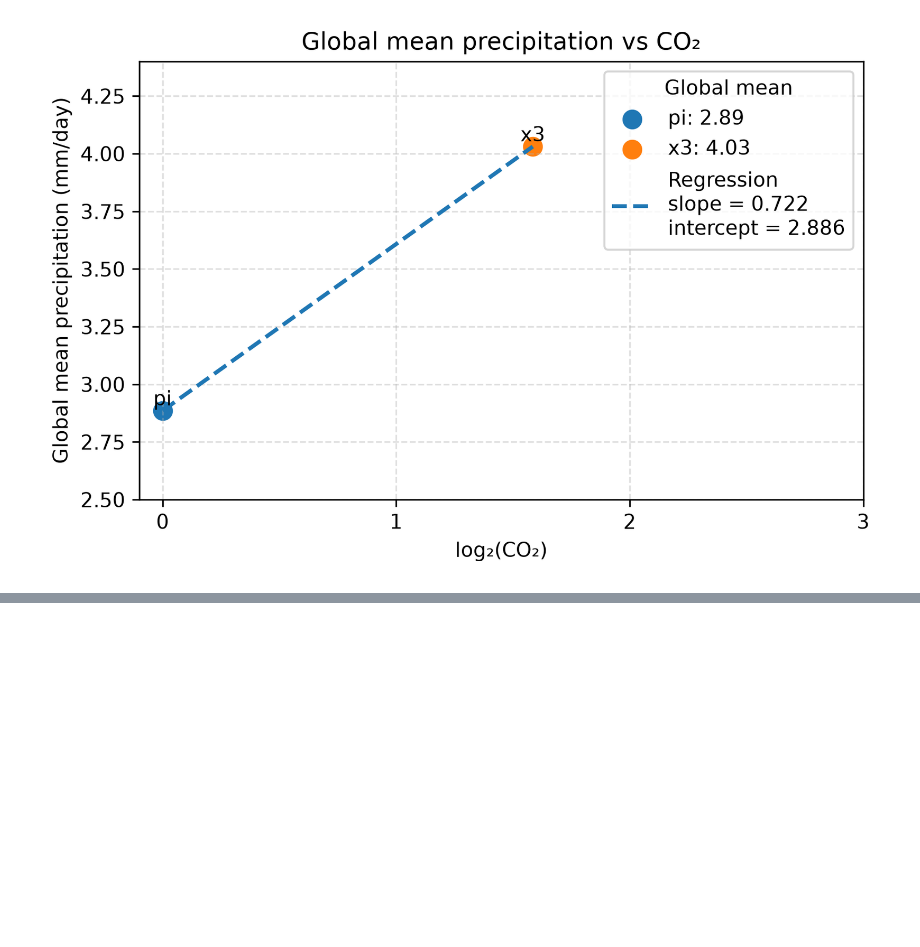
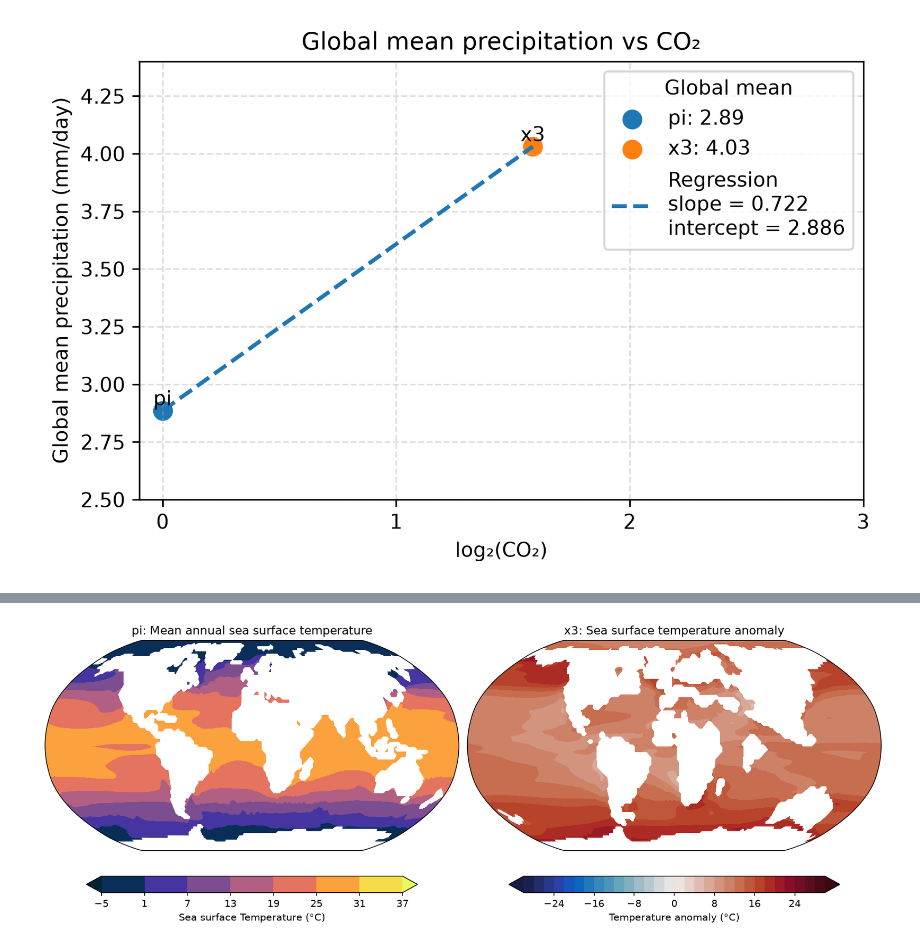
Before and after one commit to renatacoppo/eoctools, a Jupyter notebook: eoctools/data_analysis/data-analysis-new.ipynb, the cells around one changed output, grey strips where cells are left out. Saved outputs shown, nothing was run; the diff lists cells and outputs as text; code cells hidden in the pictures; blank space fills up the shorter version.

```diff
--- a/eoctools/data_analysis/data-analysis-new.ipynb
+++ b/eoctools/data_analysis/data-analysis-new.ipynb
@@ -293,5 +300,7 @@ for k, ds in oce.items():
 # %%
-tos_pi = tos["pi"]
+### This is because the reference exp has a preindustrial landsea mask while the rest of
+### the experiments have an Eocene landsea mask (so they are not directly comaprable).
+tos_pi = tos_annual[reference]
 
 # --- OCEAN MASK FOR EXP3 (for zonal mean calculation only) ---
 ocean_mask_pi = tos_pi.notnull()
@@ -300,7 +309,7 @@ ocean_mask_pi = tos_pi.notnull()
 weights = np.cos(np.deg2rad(tos_pi.lat))
 weights = weights / weights.mean()
 
-# --- ZONAL MEAN (over exp3 ocean) ---
+# --- ZONAL MEAN (over the reference exp ocean) ---
 tos_pi_zonal = (
     tos_pi
     .where(ocean_mask_pi)
@@ -329,0 +319,17 @@ array([[[False, False, False, ..., False, False, False],
+# %%
+# Computing anual mean anomalies against pi values
+# tos_anom dimensions will be (lat: 90, lon: 180)
+# --- BROADCAST ZONAL MEAN TO EACH EXPERIMENT AND MASK THEIR OWN LAND ---
+tos_anom = {}
+
+for k in tos_annual:
+    if k == reference:
+        continue
+
+    tos_pi_2d = (
+        tos_pi_zonal
+        .broadcast_like(tos_annual[k])
+        .where(tos_annual[k].notnull())
+    )
+
+    tos_anom[k] = tos_annual[k] - tos_pi_2d
@@ -510,0 +658,18 @@ slope_pr, intercept_pr = plot_global_mean_vs_logco2(
+# %%
+# Mean annual tos for the reference experiment and anomalies for the other experiments
+plot_reference_anomalies(
+    reference=tos_annual[reference],
+    anomalies=tos_anom,
+    reference_name=reference,
+    absolute_title="Mean annual sea surface temperature",
+    anomaly_title="Sea surface temperature anomaly",
+    absolute_levels=np.arange(-5, 41, 6),
+    anomaly_levels=np.arange(-30, 30.5, 2),
+    absolute_cmap=cmocean.cm.thermal,
+    anomaly_cmap=cmocean.cm.balance,
+    absolute_label="Sea surface Temperature (°C)",
+    anomaly_label="Temperature anomaly (°C)",
+    save="tos_maps.png",
+)
+# %% [output]
+[figure, added]
```
Also changed, not shown: parts of 34 cells of this notebook, 1 other file.
